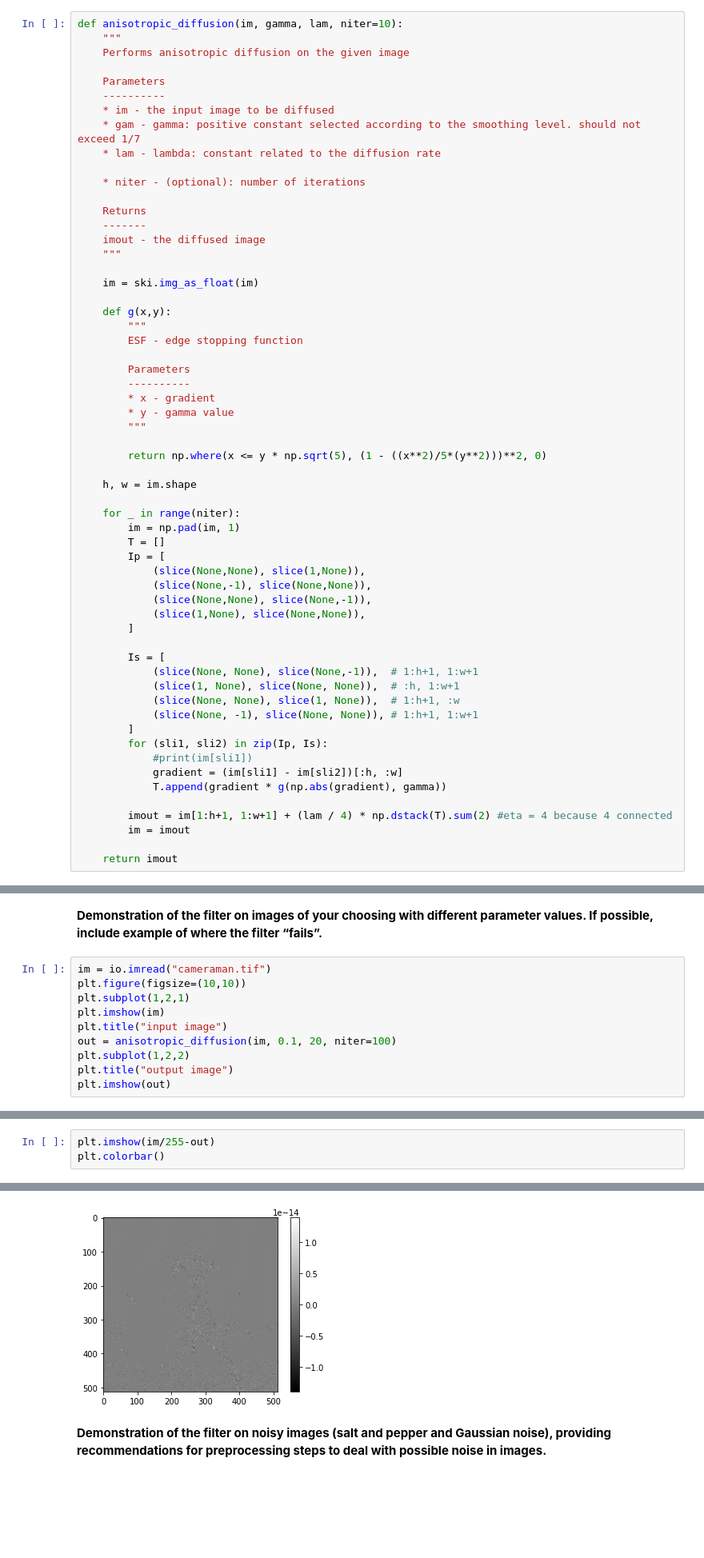
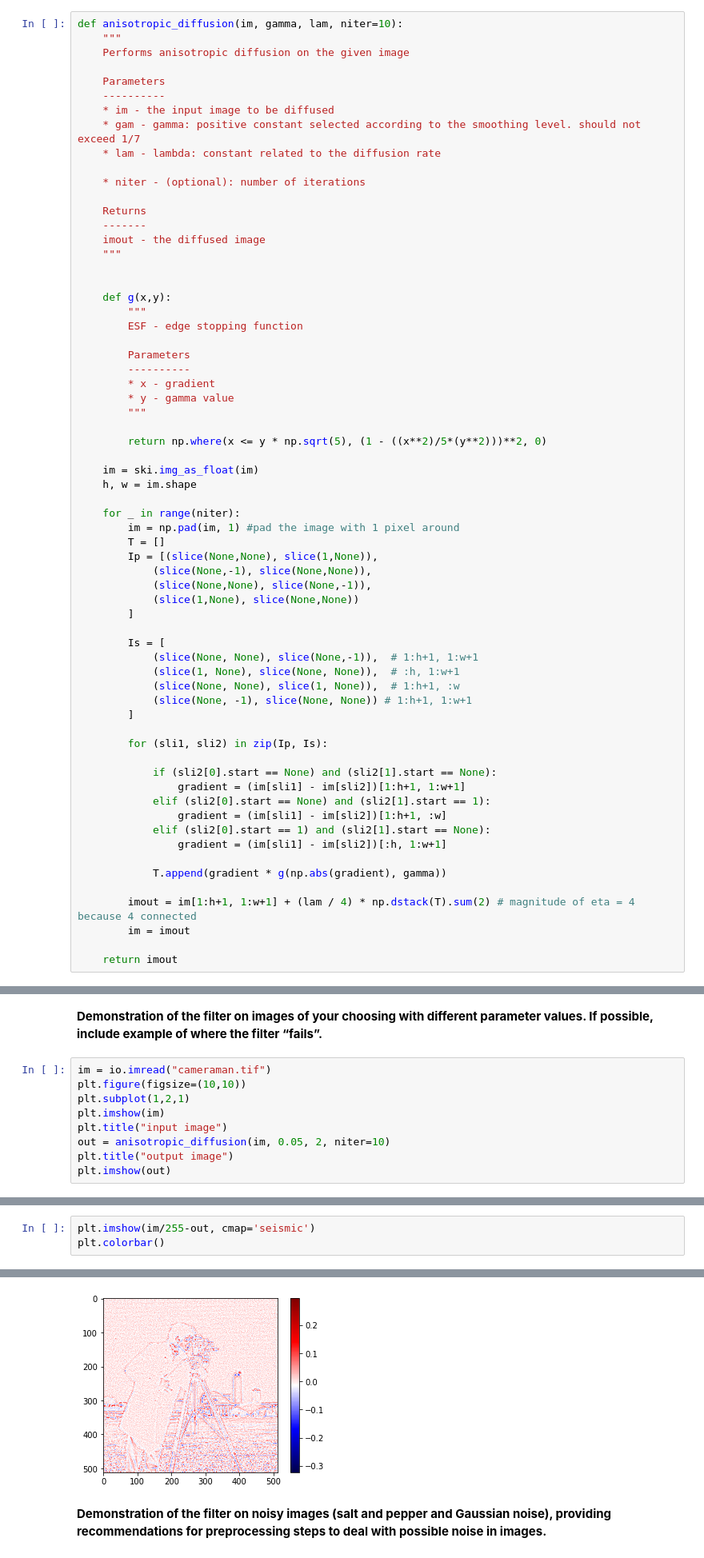
Before and after one commit to ShaneHoughton/anisotropic_diffusion, a Jupyter notebook: Project02.ipynb, the cells around one changed output, grey strips where cells are left out. Shown: that part at 80% size. Cells and saved outputs as stored; diff of their text form; blank space fills up the shorter version.

```diff
--- a/Project02.ipynb
+++ b/Project02.ipynb
@@ -59,7 +76,6 @@ def anisotropic_diffusion(im, gamma, lam, niter=10):
     imout - the diffused image
     """
 
-    im = ski.img_as_float(im)
 
     def g(x,y):
         """
@@ -73,30 +89,37 @@ def anisotropic_diffusion(im, gamma, lam, niter=10):
 
         return np.where(x <= y * np.sqrt(5), (1 - ((x**2)/5*(y**2)))**2, 0)
 
+    im = ski.img_as_float(im)
     h, w = im.shape
 
     for _ in range(niter):
-        im = np.pad(im, 1)
+        im = np.pad(im, 1) #pad the image with 1 pixel around
         T = []
-        Ip = [
-            (slice(None,None), slice(1,None)),
+        Ip = [(slice(None,None), slice(1,None)),
             (slice(None,-1), slice(None,None)),
             (slice(None,None), slice(None,-1)),
-            (slice(1,None), slice(None,None)),
+            (slice(1,None), slice(None,None))
         ]
 
         Is = [
             (slice(None, None), slice(None,-1)),  # 1:h+1, 1:w+1
             (slice(1, None), slice(None, None)),  # :h, 1:w+1
             (slice(None, None), slice(1, None)),  # 1:h+1, :w
-            (slice(None, -1), slice(None, None)), # 1:h+1, 1:w+1
+            (slice(None, -1), slice(None, None)) # 1:h+1, 1:w+1
         ]
+
         for (sli1, sli2) in zip(Ip, Is):
-            #print(im[sli1])
-            gradient = (im[sli1] - im[sli2])[:h, :w]
+
+            if (sli2[0].start == None) and (sli2[1].start == None):
+                gradient = (im[sli1] - im[sli2])[1:h+1, 1:w+1]
+            elif (sli2[0].start == None) and (sli2[1].start == 1):
+                gradient = (im[sli1] - im[sli2])[1:h+1, :w]
+            elif (sli2[0].start == 1) and (sli2[1].start == None):
+                gradient = (im[sli1] - im[sli2])[:h, 1:w+1]
+
             T.append(gradient * g(np.abs(gradient), gamma))
 
-        imout = im[1:h+1, 1:w+1] + (lam / 4) * np.dstack(T).sum(2) #eta = 4 because 4 connected
+        imout = im[1:h+1, 1:w+1] + (lam / 4) * np.dstack(T).sum(2) # magnitude of eta = 4 because 4 connected
         im = imout
 
     return imout
@@ -146,18 +162,17 @@ plt.figure(figsize=(10,10))
 plt.subplot(1,2,1)
 plt.imshow(im)
 plt.title("input image")
-out = anisotropic_diffusion(im, 0.1, 20, niter=100)
-plt.subplot(1,2,2)
+out = anisotropic_diffusion(im, 0.05, 2, niter=10)
 plt.title("output image")
 plt.imshow(out)
 # %% [output]
 <matplotlib.image.AxesImage at 0x...>
 [figure]
 # %%
-plt.imshow(im/255-out)
+plt.imshow(im/255-out, cmap='seismic')
 plt.colorbar()
 # %% [output]
 <matplotlib.colorbar.Colorbar at 0x...>
-[figure, old version]
+[figure, new version]
 # %% [markdown]
 **Demonstration of the filter on noisy images (salt and pepper and Gaussian noise), providing recommendations for preprocessing steps to deal with possible noise in images.**
```
Also changed, not shown: parts of 12 cells of this notebook, 1 other file.
